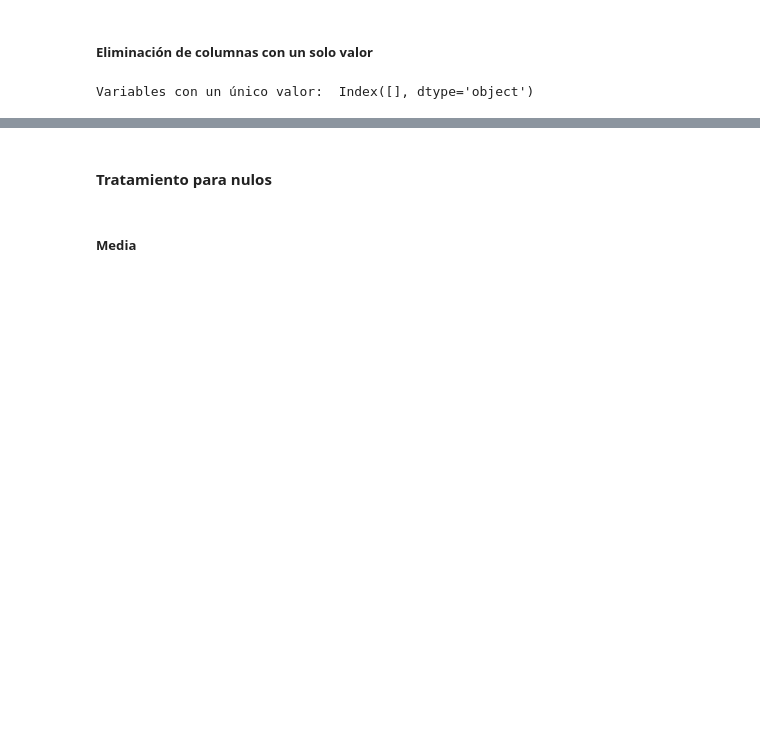
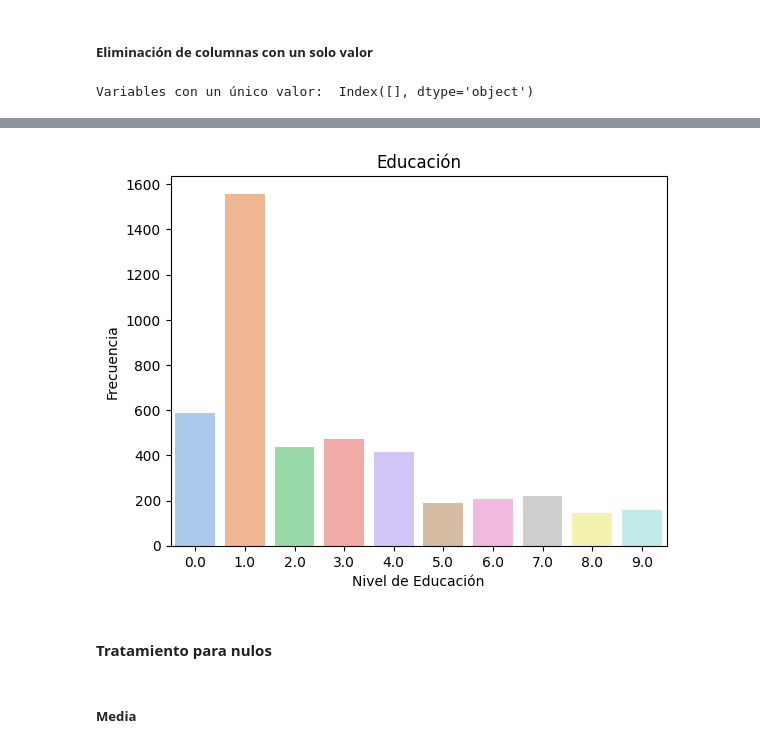
Before and after one commit to JavierBurgos-web/PROYECTO_ANALITICA_II, a Jupyter notebook: Entrega_uno.ipynb, the cells around one changed output, grey strips where cells are left out. Cells and saved outputs as stored; diff of their text form; code cells hidden in the pictures; blank space fills up the shorter version.

```diff
--- a/Entrega_uno.ipynb
+++ b/Entrega_uno.ipynb
@@ -141,6 +191,11 @@ memory usage: 69.0+ KB
 | 4 | 5 | 7,8776 |
 # %% [markdown]
 #### Union de las tablas
+# %%
+df_employee_survey = pd.read_csv("https://raw.githubusercontent.com/JavierBurgos-web/PROYECTO_ANALITICA_II/main/employee_survey_data.csv")
+df_general = pd.read_csv("https://raw.githubusercontent.com/JavierBurgos-web/PROYECTO_ANALITICA_II/main/general_data.csv")
+df_manager_survey = pd.read_csv("https://raw.githubusercontent.com/JavierBurgos-web/PROYECTO_ANALITICA_II/main/manager_survey_data.csv")
+df_time_work = pd.read_csv("https://raw.githubusercontent.com/JavierBurgos-web/PROYECTO_ANALITICA_II/main/time_work.csv", sep=";")
 # %%
 df = df_employee_survey.merge(df_general, on="EmployeeID")
 df = df.merge(df_manager_survey, on="EmployeeID")
@@ -204,9 +259,9 @@ df[['EmployeeCount', 'Over18', 'StandardHours']]
 # %% [markdown]
 ##### Eliminación de columnas con un solo valor
 # %%
-df_1 = df.drop(["EmployeeCount", "Over18", "StandardHours"], axis=1)
+df_drop_unique = df.drop(["EmployeeCount", "Over18", "StandardHours"], axis=1)
 
-nunique_values = df_1.nunique()
+nunique_values = df_drop_unique.nunique()
 single_value_columns = nunique_values[nunique_values == 1].index
 print("Variables con un único valor: ", single_value_columns)
 # %% [output]
@@ -213,0 +271,28 @@ Variables con un único valor:  Index([], dtype='object')
+# %%
+df_base = df_drop_unique
+# %%
+#Diccionario
+df_base['EnvironmentSatisfaction'] = df_base['EnvironmentSatisfaction'].astype('category')
+df_base['JobSatisfaction'] = df_base['JobSatisfaction'].astype('category')
+df_base['WorkLifeBalance'] = df_base['WorkLifeBalance'].astype('category')
+df_base['Education'] = df_base['Education'].astype('category')
+df_base['JobInvolvement'] = df_base['JobInvolvement'].astype('category')
+df_base['PerformanceRating'] = df_base['PerformanceRating'].astype('category')
+
+#Asignadas
+df_base['JobLevel'] = df_base['JobLevel'].astype('category')
+df_base['StockOptionLevel'] = df_base['StockOptionLevel'].astype('category')
+df_base['TrainingTimesLastYear'] = df_base['TrainingTimesLastYear'].astype('category')
+#df_base['NumCompaniesWorked'] = df_base['NumCompaniesWorked'].astype('int64')
+
+#Object
+df_base['Attrition'] = df_base['Attrition'].astype('category')
+df_base['BusinessTravel'] = df_base['BusinessTravel'].astype('category')
+df_base['Department'] = df_base['Department'].astype('category')
+df_base['EducationField'] = df_base['EducationField'].astype('category')
+df_base['Gender'] = df_base['Gender'].astype('category')
+df_base['JobRole'] = df_base['JobRole'].astype('category')
+df_base['MaritalStatus'] = df_base['MaritalStatus'].astype('category')
+df_base['Gender'] = df_base['Gender'].astype('category')
+df_base['Gender'] = df_base['Gender'].astype('category')
+df_base['Gender'] = df_base['Gender'].astype('category')
@@ -214,3 +319,13 @@ Variables con un único valor:  Index([], dtype='object')
+# %%
+values = df_base['NumCompaniesWorked'].value_counts()
+sns.barplot(x=values.index, y=values, palette='pastel')
+
+plt.title('Educación')
+plt.xlabel('Nivel de Educación')
+plt.ylabel('Frecuencia')
+plt.show()
+# %% [output]
+[figure, added]
 # %% [markdown]
 #### Tratamiento para nulos
 # %% [markdown]
```
Also changed, not shown: parts of 8 cells of this notebook.
